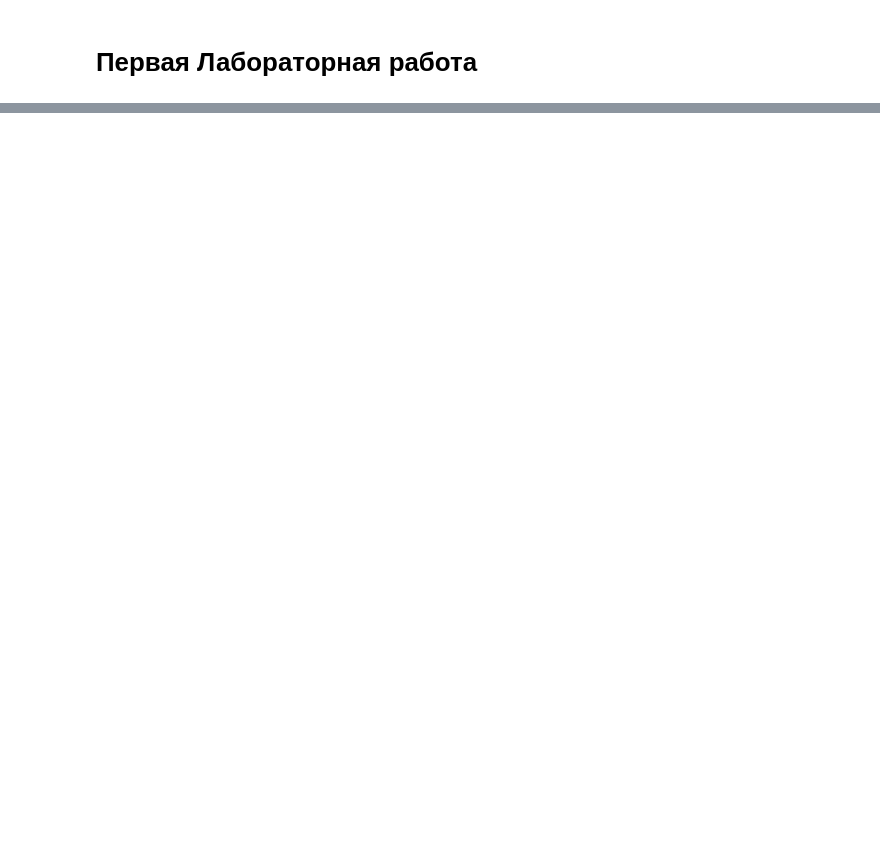
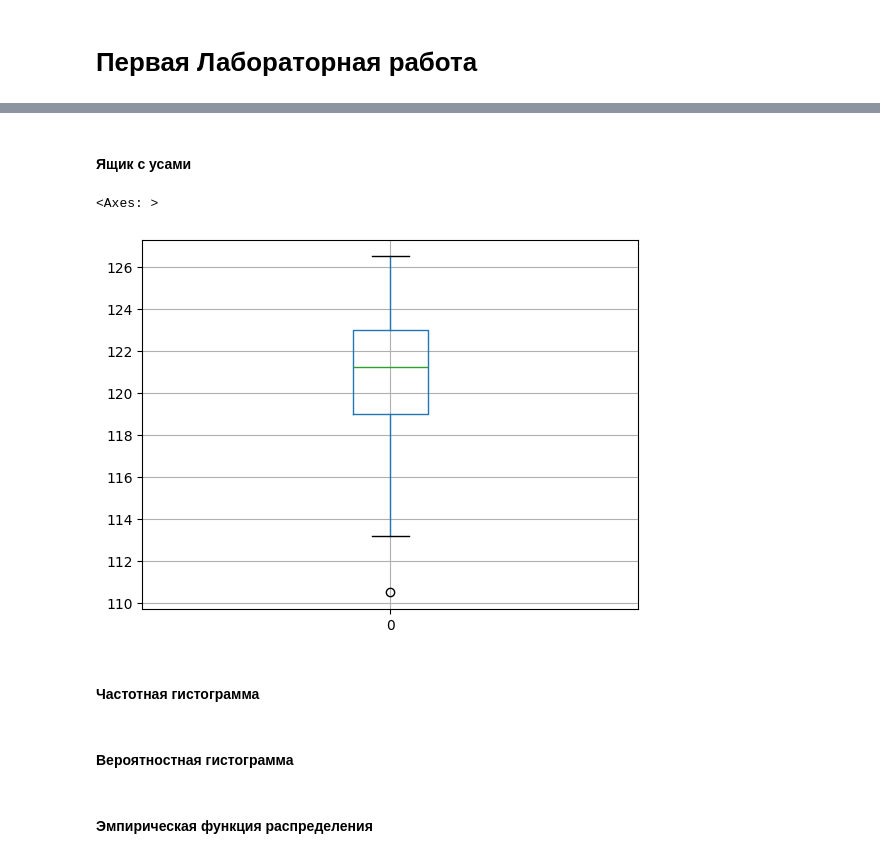
Before and after one commit to akhmetovKamil/MathStatisticLabs, a Jupyter notebook: FirstLab.ipynb, the cells around one changed output, grey strips where cells are left out. Cells and saved outputs as stored; diff of their text form; code cells hidden in the pictures; blank space fills up the shorter version.

```diff
--- a/FirstLab.ipynb
+++ b/FirstLab.ipynb
@@ -78,0 +74,9 @@ with open('data/r1z1.csv', 'r', newline='') as csvfile:
+# %% [markdown]
+#### Ящик с усами
+# %%
+frame.boxplot()
+# %% [output]
+<Axes: >
+[figure, added]
+# %% [markdown]
+#### Частотная гистограмма
@@ -78,0 +85,2 @@ with open('data/r1z1.csv', 'r', newline='') as csvfile:
+# %% [markdown]
+#### Вероятностная гистограмма
@@ -78,0 +89,2 @@ with open('data/r1z1.csv', 'r', newline='') as csvfile:
+# %% [markdown]
+#### Эмпирическая функция распределения
```
Also changed, not shown: parts of 23 cells of this notebook.
